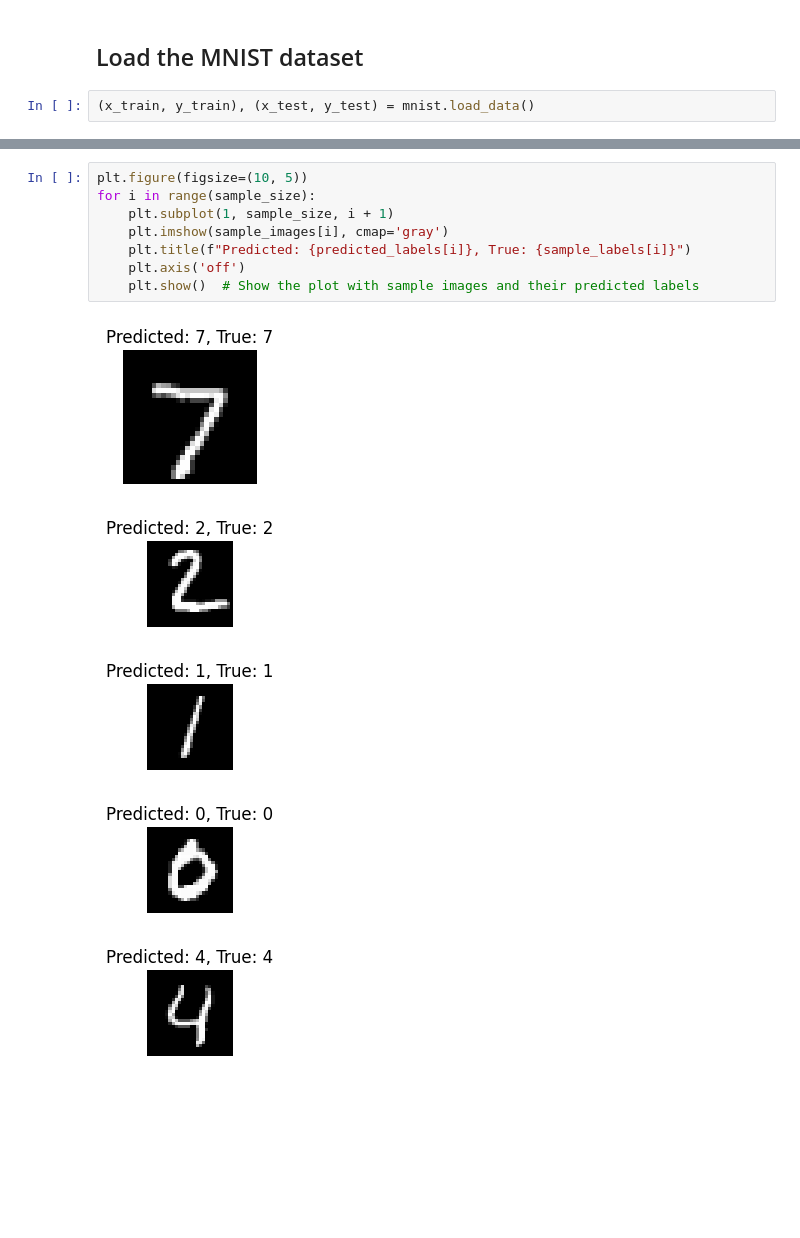
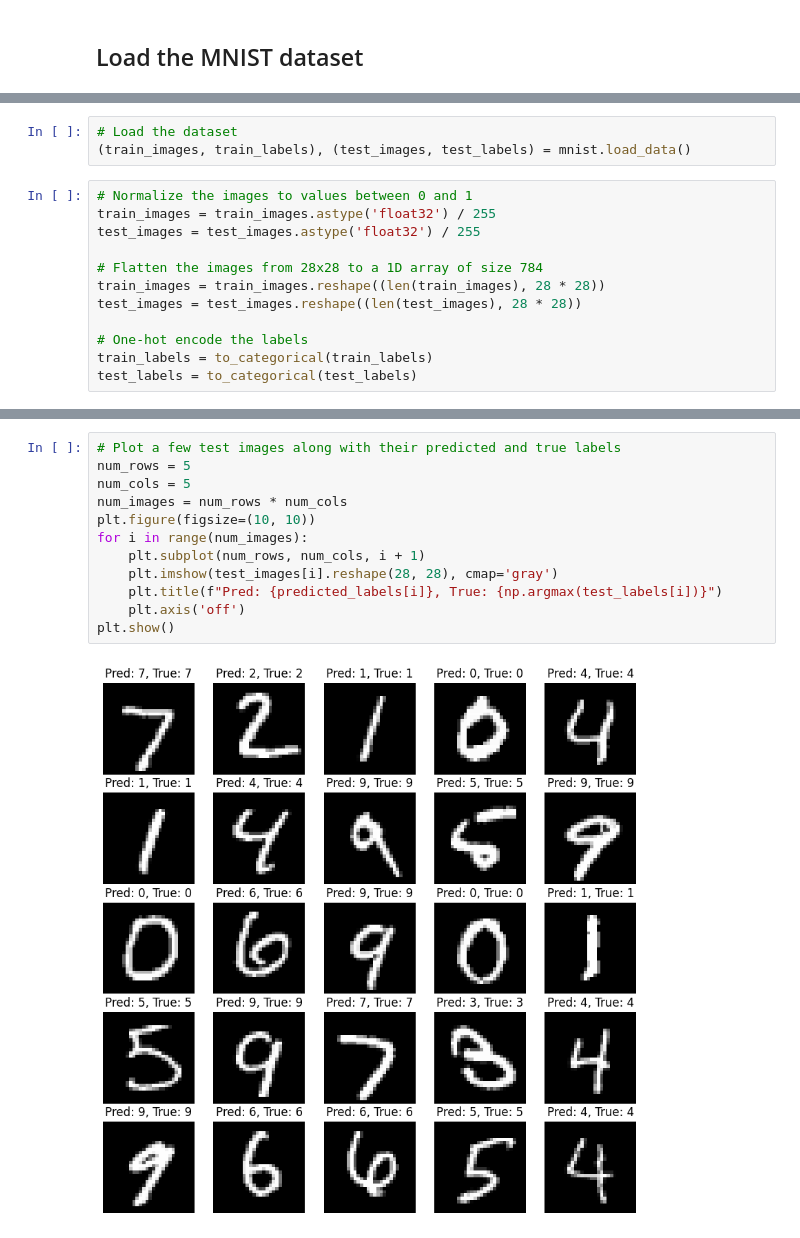
Before and after one commit to Giri9608/Bharat-Intern--Data-science, a Jupyter notebook: Task 3 - Number Recognition/Number Recognition.ipynb, the cells around one changed output, grey strips where cells are left out. Drawn from its saved outputs; the diff is of its cells as text; blank space fills up the shorter version.

```diff
--- a/Task 3 - Number Recognition/Number Recognition.ipynb
+++ b/Task 3 - Number Recognition/Number Recognition.ipynb
@@ -11,4 +12,2 @@ import matplotlib.pyplot as plt
 # %% [markdown]
 ## Load the MNIST dataset
-# %%
-(x_train, y_train), (x_test, y_test) = mnist.load_data()
@@ -28,0 +14,15 @@ model = Sequential([
+# %%
+# Load the dataset
+(train_images, train_labels), (test_images, test_labels) = mnist.load_data()
+# %%
+# Normalize the images to values between 0 and 1
+train_images = train_images.astype('float32') / 255
+test_images = test_images.astype('float32') / 255
+
+# Flatten the images from 28x28 to a 1D array of size 784
+train_images = train_images.reshape((len(train_images), 28 * 28))
+test_images = test_images.reshape((len(test_images), 28 * 28))
+
+# One-hot encode the labels
+train_labels = to_categorical(train_labels)
+test_labels = to_categorical(test_labels)
@@ -70,14 +64,14 @@ predicted_labels = [tf.argmax(pred).numpy() for pred in predictions]
 # %%
-plt.figure(figsize=(10, 5))
-for i in range(sample_size):
-    plt.subplot(1, sample_size, i + 1)
-    plt.imshow(sample_images[i], cmap='gray')
-    plt.title(f"Predicted: {predicted_labels[i]}, True: {sample_labels[i]}")
+# Plot a few test images along with their predicted and true labels
+num_rows = 5
+num_cols = 5
+num_images = num_rows * num_cols
+plt.figure(figsize=(10, 10))
+for i in range(num_images):
+    plt.subplot(num_rows, num_cols, i + 1)
+    plt.imshow(test_images[i].reshape(28, 28), cmap='gray')
+    plt.title(f"Pred: {predicted_labels[i]}, True: {np.argmax(test_labels[i])}")
     plt.axis('off')
-    plt.show()  # Show the plot with sample images and their predicted labels
+plt.show()
 # %% [output]
-[figure, old version]
+[figure, new version]
-[figure, removed]
-[figure, removed]
-[figure, removed]
-[figure, removed]
```
Also changed, not shown: parts of 18 cells of this notebook.
